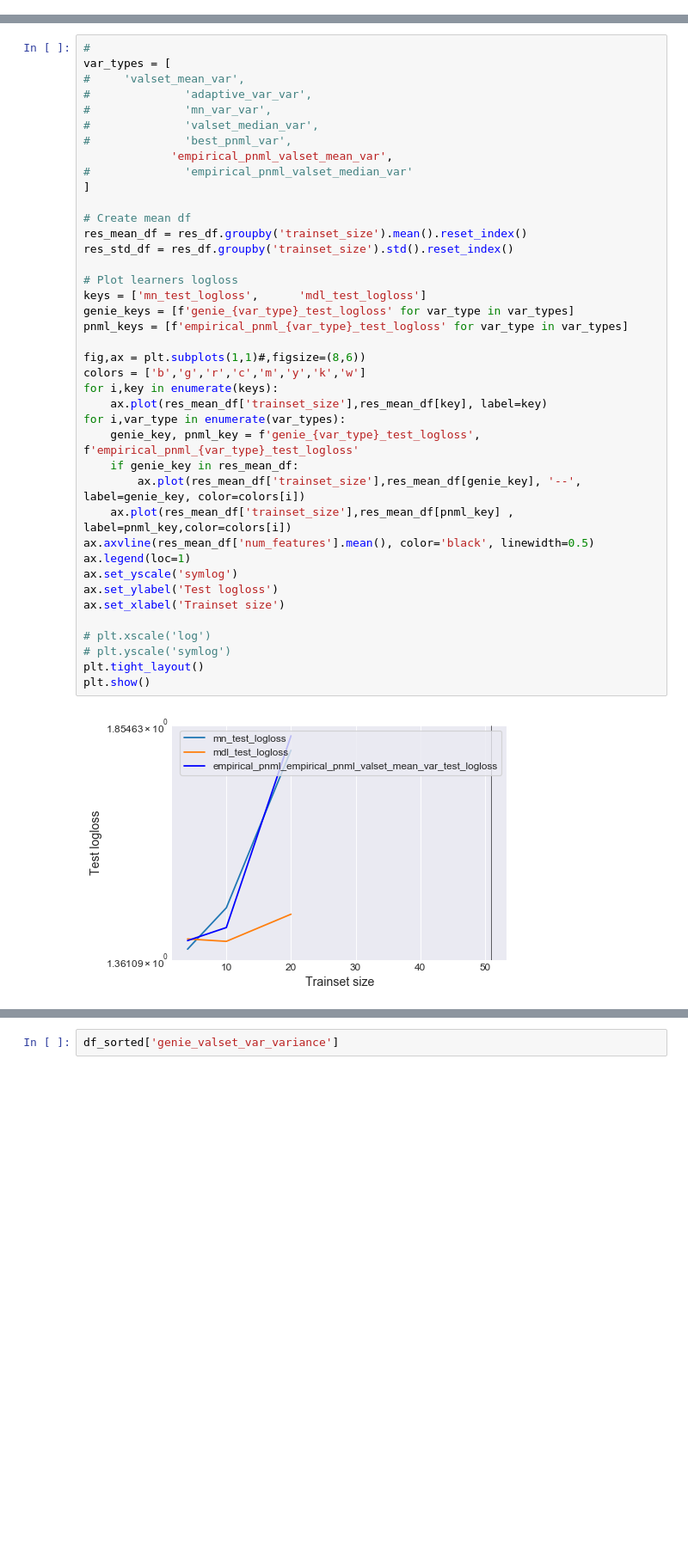
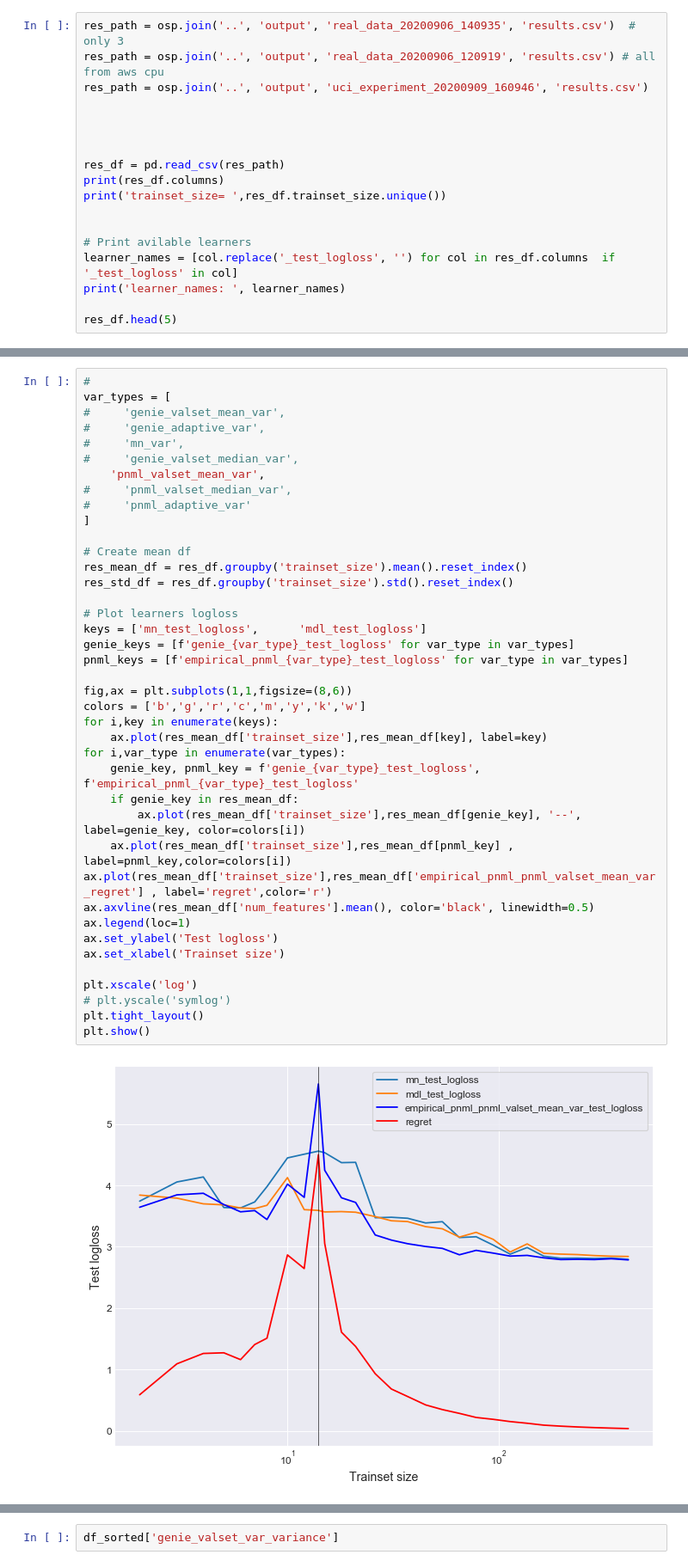
Before and after one commit to kobybibas/pnml_linear_regression_simulation, a Jupyter notebook: notebooks/single_real_data.ipynb, the cells around one changed output, grey strips where cells are left out. Shown: that part at 86% size. Drawn from its saved outputs; the diff is of its cells as text; blank space fills up the shorter version.

```diff
--- a/notebooks/single_real_data.ipynb
+++ b/notebooks/single_real_data.ipynb
@@ -64,0 +22,18 @@ trainset_size=  [ 4 10 20]
+# %%
+res_path = osp.join('..', 'output', 'real_data_20200906_140935', 'results.csv')  # only 3
+res_path = osp.join('..', 'output', 'real_data_20200906_120919', 'results.csv') # all from aws cpu
+res_path = osp.join('..', 'output', 'uci_experiment_20200909_160946', 'results.csv')
+
+
+
+
+res_df = pd.read_csv(res_path)
+print(res_df.columns)
+print('trainset_size= ',res_df.trainset_size.unique())
+
+
+# Print avilable learners
+learner_names = [col.replace('_test_logloss', '') for col in res_df.columns  if '_test_logloss' in col]
+print('learner_names: ', learner_names)
+
+res_df.head(5)
@@ -82,45 +91,45 @@ print(var_types)
 # %%
 #
 var_types = [
-#     'valset_mean_var',
-#              'adaptive_var_var',
-#              'mn_var_var',
-#              'valset_median_var',
-#              'best_pnml_var',
-             'empirical_pnml_valset_mean_var',
-#              'empirical_pnml_valset_median_var'
+#     'genie_valset_mean_var',
+#     'genie_adaptive_var',
+#     'mn_var',
+#     'genie_valset_median_var',
+    'pnml_valset_mean_var',
+#     'pnml_valset_median_var',
+#     'pnml_adaptive_var'
 ]
 
 # Create mean df
 res_mean_df = res_df.groupby('trainset_size').mean().reset_index()
 res_std_df = res_df.groupby('trainset_size').std().reset_index()
 
 # Plot learners logloss
 keys = ['mn_test_logloss',      'mdl_test_logloss']
 genie_keys = [f'genie_{var_type}_test_logloss' for var_type in var_types]
 pnml_keys = [f'empirical_pnml_{var_type}_test_logloss' for var_type in var_types]
 
-fig,ax = plt.subplots(1,1)#,figsize=(8,6))
+fig,ax = plt.subplots(1,1,figsize=(8,6))
 colors = ['b','g','r','c','m','y','k','w']
 for i,key in enumerate(keys):
     ax.plot(res_mean_df['trainset_size'],res_mean_df[key], label=key)
 for i,var_type in enumerate(var_types):
     genie_key, pnml_key = f'genie_{var_type}_test_logloss', f'empirical_pnml_{var_type}_test_logloss'
     if genie_key in res_mean_df:
         ax.plot(res_mean_df['trainset_size'],res_mean_df[genie_key], '--', label=genie_key, color=colors[i])
     ax.plot(res_mean_df['trainset_size'],res_mean_df[pnml_key] , label=pnml_key,color=colors[i])
+ax.plot(res_mean_df['trainset_size'],res_mean_df['empirical_pnml_pnml_valset_mean_var_regret'] , label='regret',color='r')
 ax.axvline(res_mean_df['num_features'].mean(), color='black', linewidth=0.5)
 ax.legend(loc=1)
-ax.set_yscale('symlog')
 ax.set_ylabel('Test logloss')
 ax.set_xlabel('Trainset size')
 
-# plt.xscale('log')
+plt.xscale('log')
 # plt.yscale('symlog')
 plt.tight_layout()
 plt.show()
 # %% [output]
-[figure, old version]
+[figure, new version]
 # %%
 # Choose specific configurations
 dataset_name = '645_fri_c3_500_50'
```
Also changed, not shown: parts of 10 cells of this notebook, 10 other files.
